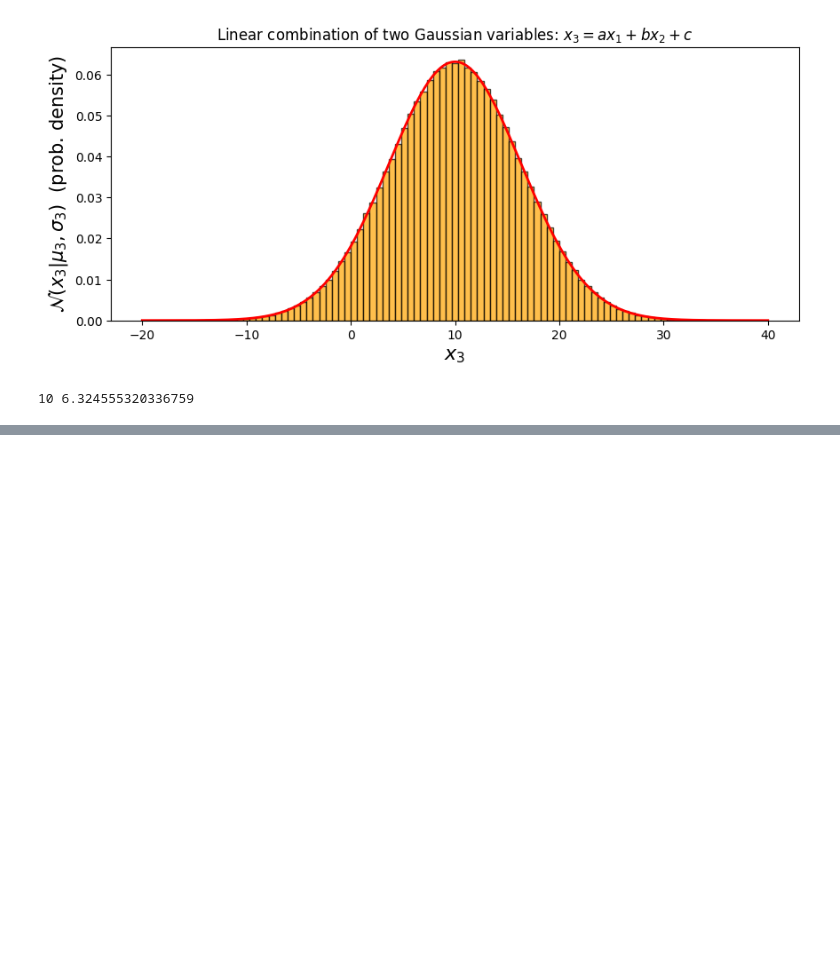
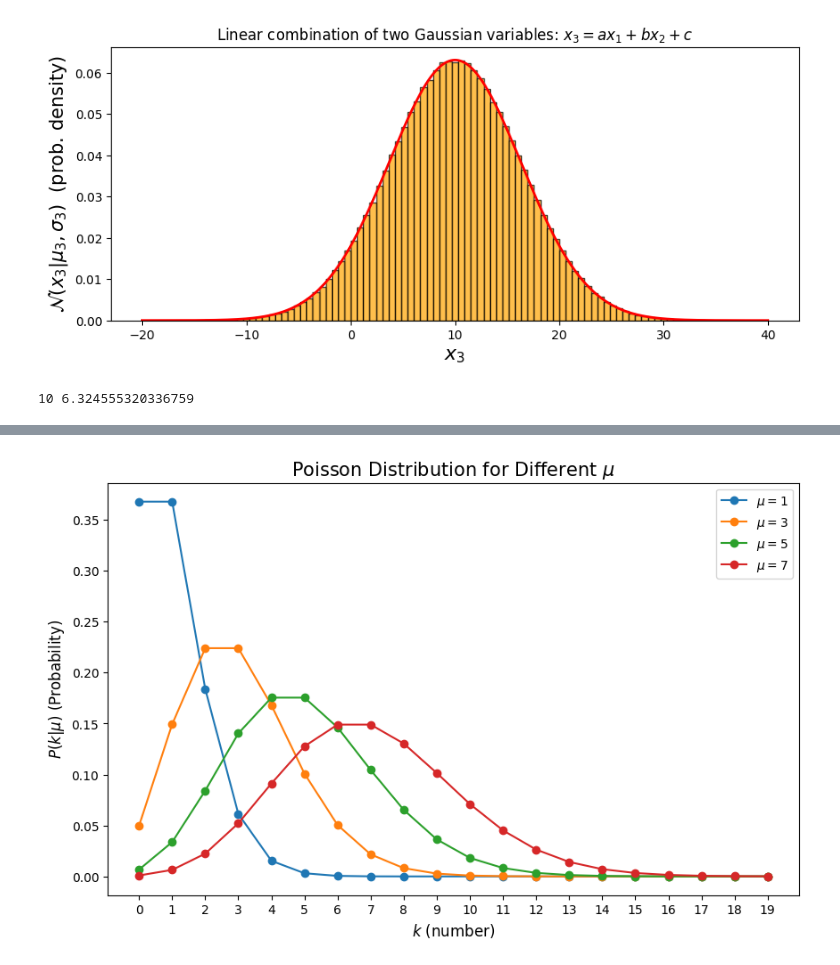
Before and after one commit to enigma-igm/Phys29_S24, a Jupyter notebook: Phys29/lectures/Week7/01_probability.ipynb, the cells around one changed output, grey strips where cells are left out. Saved outputs shown, nothing was run; the diff lists cells and outputs as text; code cells hidden in the pictures; blank space fills up the shorter version.

```diff
--- a/Phys29/lectures/Week7/01_probability.ipynb
+++ b/Phys29/lectures/Week7/01_probability.ipynb
@@ -529,0 +637,27 @@ print(mu3, sigma3)
+# %%
+# Define a range of k values and mu values
+k_values = np.arange(0, 20)
+mu_values = [1, 3, 5, 7]
+
+# Create a figure and an axes
+fig, ax = plt.subplots(figsize=(10, 6))
+
+# Plot the Poisson distribution for each mu
+for mu in mu_values:
+    probabilities = stats.poisson.pmf(k_values, mu)
+    ax.plot(k_values, probabilities, marker='o', linestyle='-', label=r'$\mu={:d}$'.format(mu))
+
+# Set the labels and title
+ax.set_xlabel(r'$k$ (number)', fontsize=12)
+ax.set_ylabel(r'$P(k|\mu)$ (Probability)', fontsize=12)
+ax.set_title(r'Poisson Distribution for Different $\mu$', fontsize=15)
+
+# Add a legend
+ax.legend()
+
+# Set xticks to match k_values
+ax.set_xticks(k_values)
+
+plt.show()
+# %% [output]
+[figure, added]
```
Also changed, not shown: parts of 23 cells of this notebook, 1 other file.
